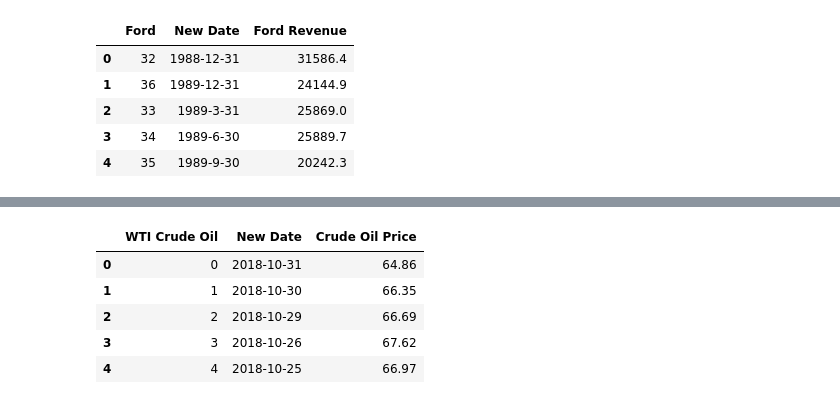
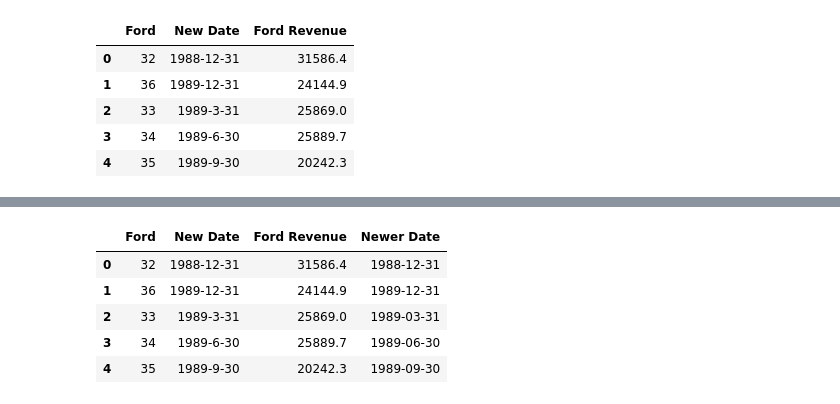
Before and after one commit to SamLingle/Oil-Price-X-Auto-Industry, a Jupyter notebook: Merged_Financials.ipynb, the cells around one changed output, grey strips where cells are left out. Cells and saved outputs as stored; diff of their text form; code cells hidden in the pictures.

```diff
--- a/Merged_Financials.ipynb
+++ b/Merged_Financials.ipynb
@@ -9,7 +9,7 @@ honda_csv = "small_sample_honda_final.csv"
 ford_csv = "small_sample_ford_final.csv"
 gm_csv = "small_sample_GM_final.csv"
 toyota_csv = "small_sample_toyota_final.csv"
-oil_csv = "WTI_Crude_Oil.csv"
+oil_csv = "WTI_Crude_Oil_Quarterly.csv"
 # %%
 honda = pd.read_csv(honda_csv)
 honda = honda.rename(columns={'Revenue':'Honda Revenue'})
@@ -40,0 +40,8 @@ toyota.head()
+# %%
+import datetime as dt
+newer_date3 = []
+for dates in toyota['New Date']:
+    s = dt.datetime.strptime(dates, '%Y-%m-%d')
+    newer_date3.append(s)
+toyota["Newer Date"]=newer_date3
+toyota.head()
@@ -49,3 +63,11 @@ ford.head()
 | 2 | 33 | 1989-3-31 | 25869.0 |
 | 3 | 34 | 1989-6-30 | 25889.7 |
 | 4 | 35 | 1989-9-30 | 20242.3 |
+# %%
+import datetime as dt
+newer_date2 = []
+for dates in ford['New Date']:
+    s = dt.datetime.strptime(dates, '%Y-%m-%d')
+    newer_date2.append(s)
+ford["Newer Date"]=newer_date2
+ford.head()
@@ -52,14 +81,20 @@ ford.head()
 # %%
 WTI_crude_oil = pd.read_csv(oil_csv)
 WTI_crude_oil = WTI_crude_oil.rename(columns={'Dates':'New Date', 'Last Price':'Crude Oil Price'})
-WTI_crude_oil.head()
+
+newer_date2 = []
+for dates in WTI_crude_oil['New Date']:
+    s = dt.datetime.strptime(dates, '%Y-%m-%d')
+    newer_date2.append(s)
+WTI_crude_oil["Newer Date"]=newer_date2
+ford.head()
 # %% [output]
-|  | WTI Crude Oil | New Date | Crude Oil Price |
-| 0 | 0 | 2018-10-31 | 64.86 |
-| 1 | 1 | 2018-10-30 | 66.35 |
-| 2 | 2 | 2018-10-29 | 66.69 |
-| 3 | 3 | 2018-10-26 | 67.62 |
-| 4 | 4 | 2018-10-25 | 66.97 |
+|  | Ford | New Date | Ford Revenue | Newer Date |
+| 0 | 32 | 1988-12-31 | 31586.4 | 1988-12-31 |
+| 1 | 36 | 1989-12-31 | 24144.9 | 1989-12-31 |
+| 2 | 33 | 1989-3-31 | 25869.0 | 1989-03-31 |
+| 3 | 34 | 1989-6-30 | 25889.7 | 1989-06-30 |
+| 4 | 35 | 1989-9-30 | 20242.3 | 1989-09-30 |
 # %%
 # compile the list of dataframes want to merge
 data_frames = [WTI_crude_oil, ford, honda, gm, toyota]
```
Also changed, not shown: parts of 12 cells of this notebook, 1 other file.
